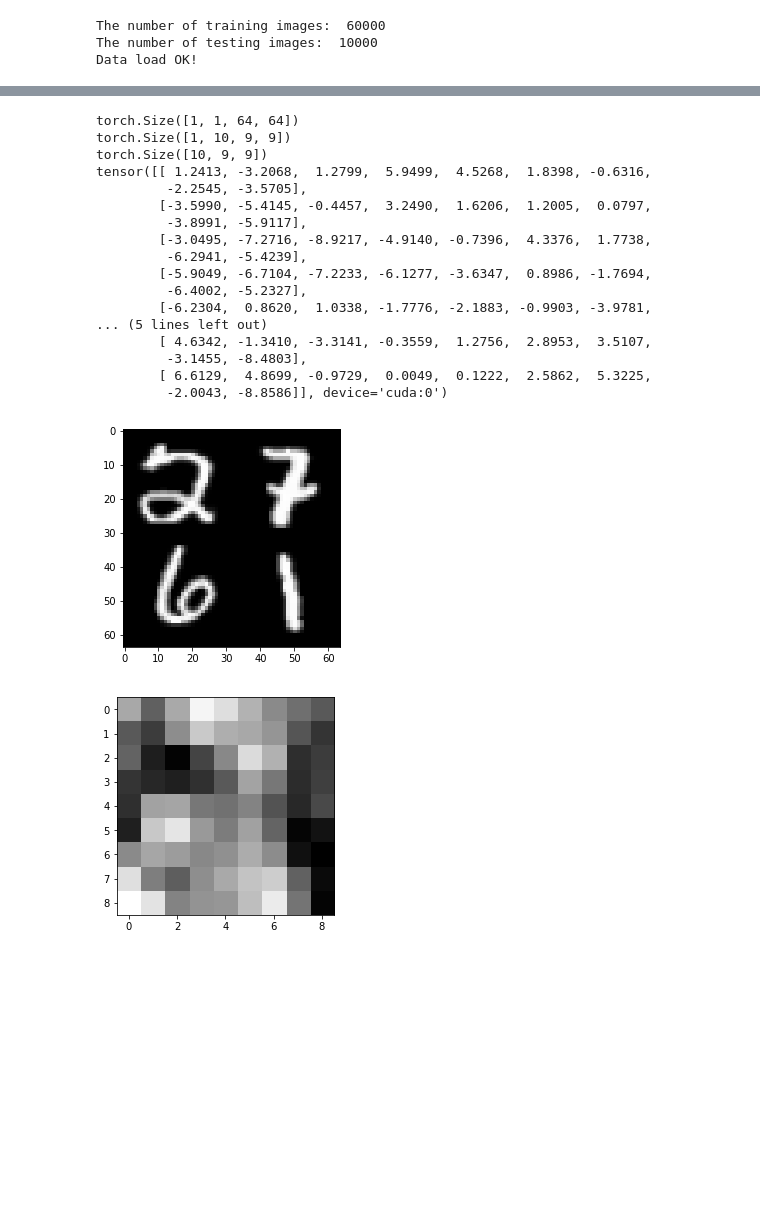
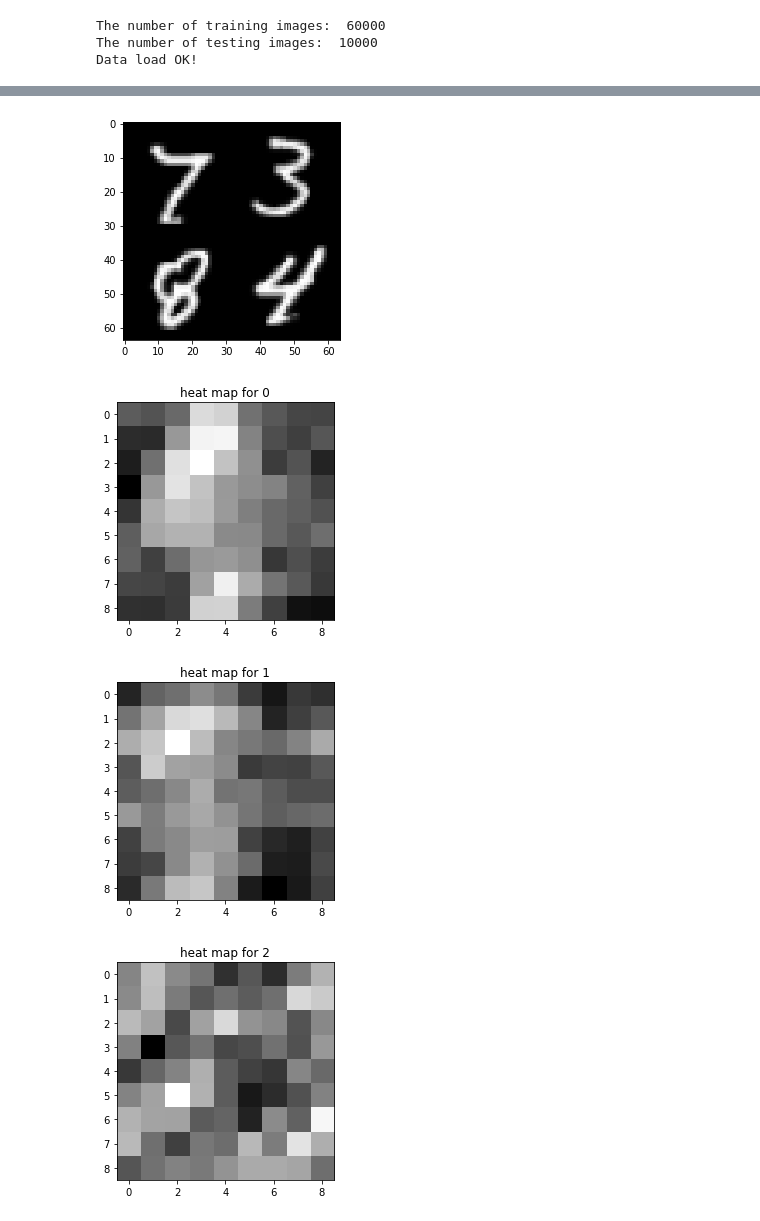
Before and after one commit to lood339/scratch-net, a Jupyter notebook: FCN.ipynb, the cells around one changed output, grey strips where cells are left out. Cells and saved outputs as stored; diff of their text form; code cells hidden in the pictures; blank space fills up the shorter version.

```diff
--- a/FCN.ipynb
+++ b/FCN.ipynb
@@ -174,47 +205,35 @@ test_accuracy: 98.220 %
 test_loss: 0.004
 Training OK!
 # %%
+#64 * 64 input
+
 combine_loader = torch.utils.data.DataLoader(test_dataset, batch_size=4,
                                           shuffle=True, num_workers=2)
 
 for data in combine_loader:
     images, _ = data
     images = images.cuda()
 
     combine = torch.cat((torch.cat((images[0], images[1]),1) , torch.cat((images[2], images[3]),1)),2)
     combine = combine.view(1,1,64,64)
-    print(combine.size())
+
     plt.figure(0)
     plt.imshow(combine.squeeze(), cmap = "gray")
 
 
     outputs = net(combine)
-    print(outputs.size())
+
 
     outputs = outputs.squeeze()
-    print(outputs.size())
-    plt.figure(1)
-    plt.imshow(outputs[0].detach(), cmap="gray")
-    print(outputs[0])
+
+
+    for i in range(0,10):
+        plt.figure(i+1)
+        plt.title("heat map for %d" % i)
+        plt.imshow(outputs[i].detach(), cmap="gray")
     break
-#     print(images.size())
 # %% [output]
-torch.Size([1, 1, 64, 64])
-torch.Size([1, 10, 9, 9])
-torch.Size([10, 9, 9])
-tensor([[ 1.2413, -3.2068,  1.2799,  5.9499,  4.5268,  1.8398, -0.6316,
-         -2.2545, -3.5705],
-        [-3.5990, -5.4145, -0.4457,  3.2490,  1.6206,  1.2005,  0.0797,
-         -3.8991, -5.9117],
-        [-3.0495, -7.2716, -8.9217, -4.9140, -0.7396,  4.3376,  1.7738,
-         -6.2941, -5.4239],
-        [-5.9049, -6.7104, -7.2233, -6.1277, -3.6347,  0.8986, -1.7694,
-         -6.4002, -5.2327],
-        [-6.2304,  0.8620,  1.0338, -1.7776, -2.1883, -0.9903, -3.9781,
-... (5 lines left out)
-        [ 4.6342, -1.3410, -3.3141, -0.3559,  1.2756,  2.8953,  3.5107,
-         -3.1455, -8.4803],
-        [ 6.6129,  4.8699, -0.9729,  0.0049,  0.1222,  2.5862,  5.3225,
-         -2.0043, -8.8586]], device='cuda:0')
-[figure, old version]
+[figure, new version]
-[figure, old version]
+[figure, new version]
+[figure, added]
+[figure, added]
```
Also changed, not shown: parts of 4 cells of this notebook, 2 other files.
